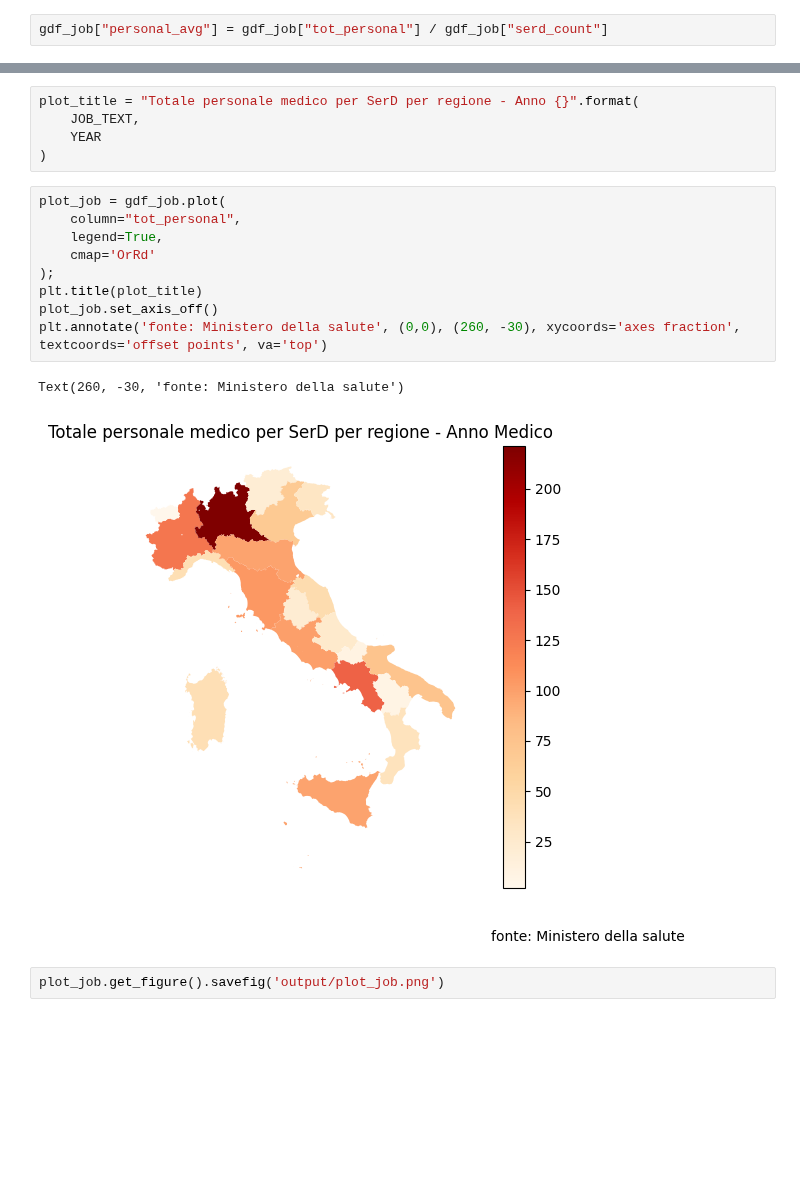
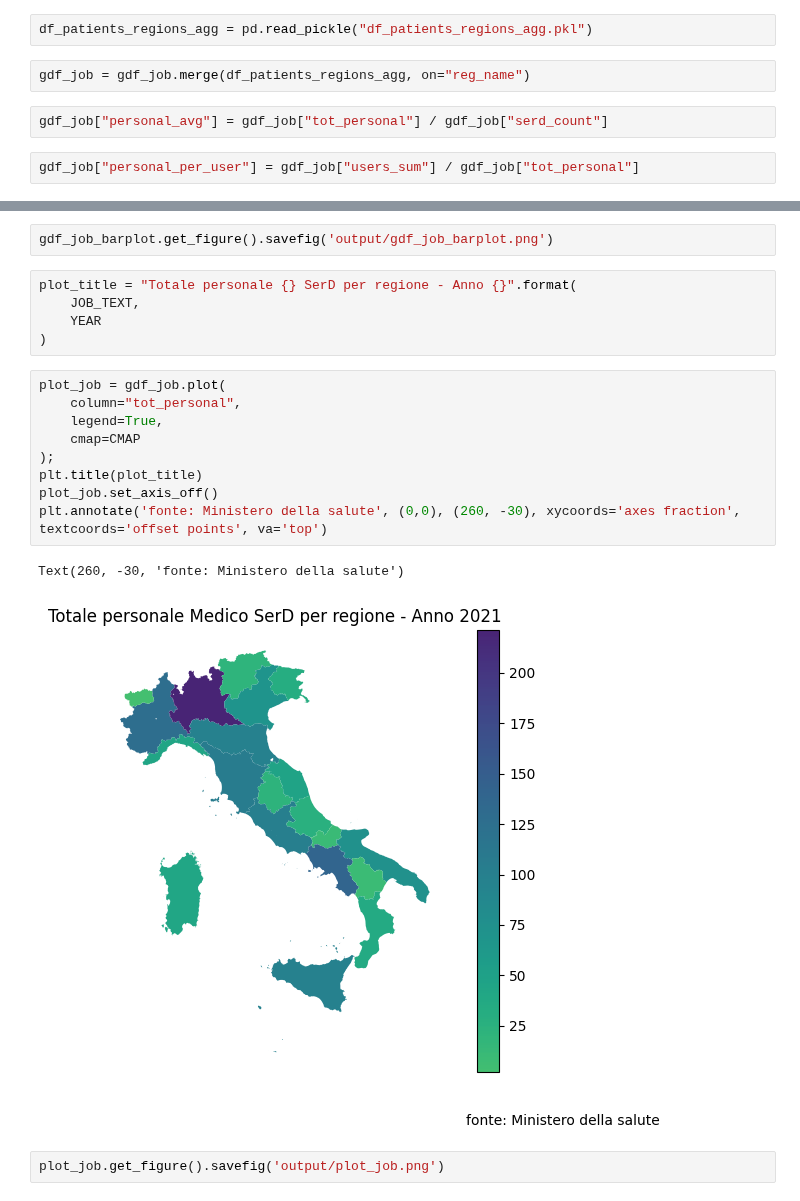
Before and after one commit to armandoschianodicola/italy-stats, a Jupyter notebook: 5/main.ipynb, the cells around one changed output, grey strips where cells are left out. Cells and saved outputs as stored; diff of their text form; blank space fills up the shorter version.

```diff
--- a/5/main.ipynb
+++ b/5/main.ipynb
@@ -191,5 +202,11 @@ gdf_job = gdf_job.merge(df_serd_count, on="reg_name")
+# %%
+df_patients_regions_agg = pd.read_pickle("df_patients_regions_agg.pkl")
+# %%
+gdf_job = gdf_job.merge(df_patients_regions_agg, on="reg_name")
 # %%
 gdf_job["personal_avg"] = gdf_job["tot_personal"] / gdf_job["serd_count"]
+# %%
+gdf_job["personal_per_user"] = gdf_job["users_sum"] / gdf_job["tot_personal"]
 # %%
 gdf_job
 # %% [output]
@@ -236,20 +253,22 @@ Text(260, -30, 'fonte: Ministero della salute')
+# %%
+gdf_job_barplot.get_figure().savefig('output/gdf_job_barplot.png')
 # %%
-plot_title = "Totale personale medico per SerD per regione - Anno {}".format(
+plot_title = "Totale personale {} SerD per regione - Anno {}".format(
     JOB_TEXT,
     YEAR
 )
 # %%
 plot_job = gdf_job.plot(
     column="tot_personal",
     legend=True,
-    cmap='OrRd'
+    cmap=CMAP
 );
 plt.title(plot_title)
 plot_job.set_axis_off()
 plt.annotate('fonte: Ministero della salute', (0,0), (260, -30), xycoords='axes fraction', textcoords='offset points', va='top')
 # %% [output]
 Text(260, -30, 'fonte: Ministero della salute')
-[figure, old version]
+[figure, new version]
 # %%
 plot_job.get_figure().savefig('output/plot_job.png')
 # %%
```
Also changed, not shown: parts of 20 cells of this notebook, 9 other files.
